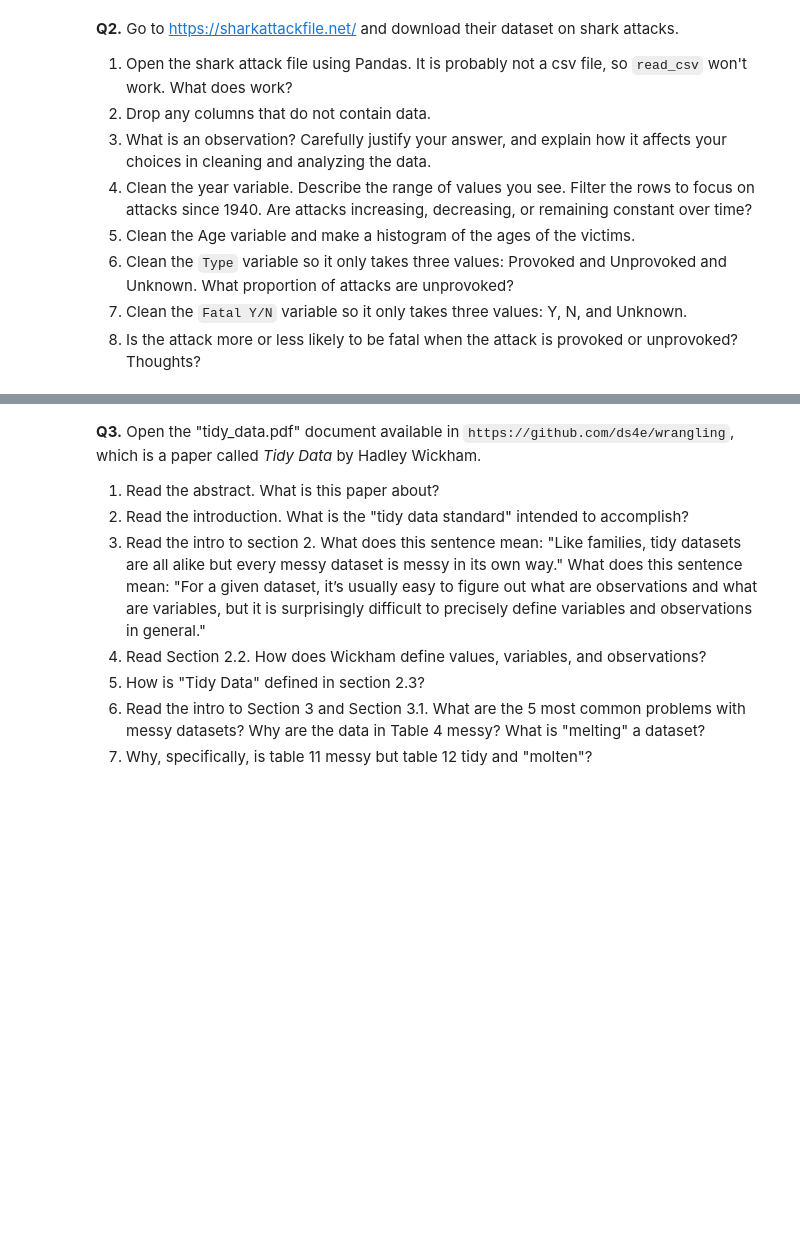
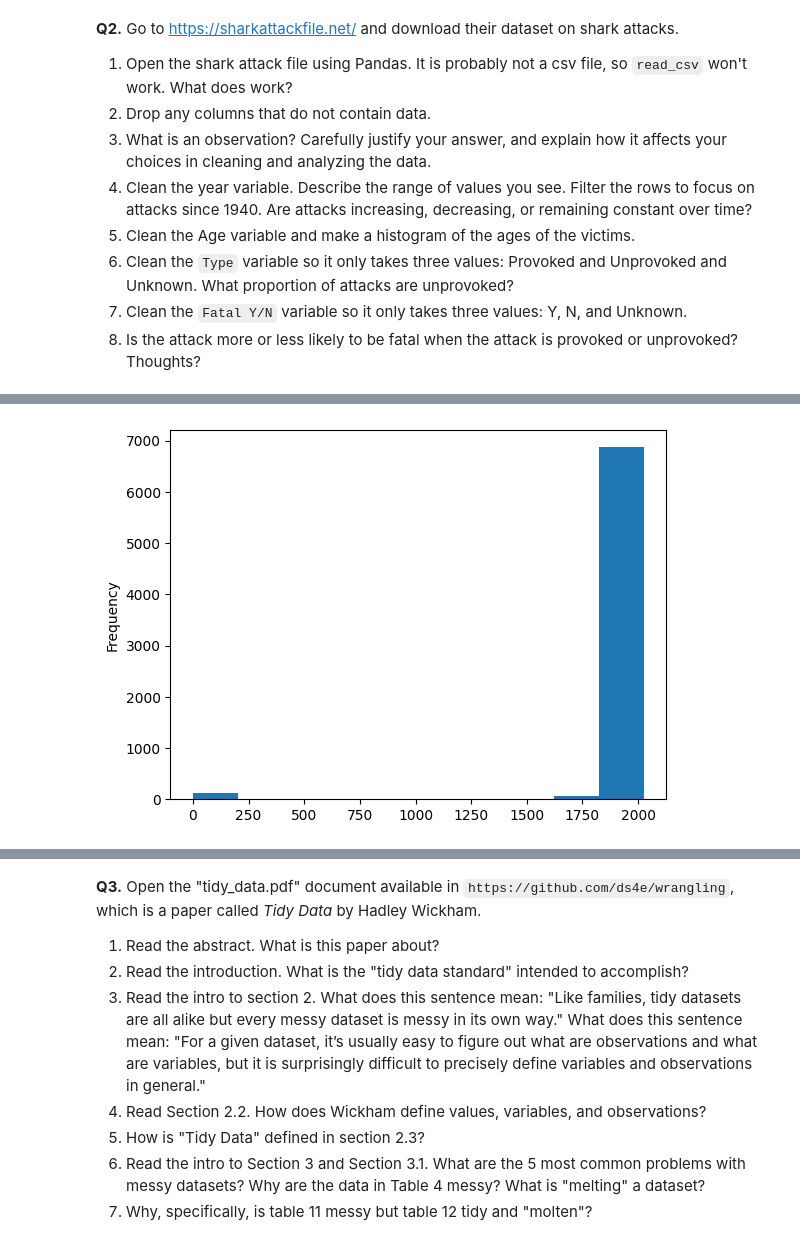
Before and after one commit to calvinpan1/ds3001_assignments, a Jupyter notebook: 01_assignment_wrangling_and_eda.ipynb, the cells around one changed output, grey strips where cells are left out. Cells and saved outputs as stored; diff of their text form; code cells hidden in the pictures; blank space fills up the shorter version.

```diff
--- a/01_assignment_wrangling_and_eda.ipynb
+++ b/01_assignment_wrangling_and_eda.ipynb
@@ -59,0 +164,25 @@ print(airbnb['Price'].isna().sum())
+# %%
+# Q2.2____ Drop any columns that do not contain data.
+shark_attacks.drop(['pdf','href formula', 'href', 'Case Number', 'Case Number.1',
+                    'original order','Unnamed: 21', 'Unnamed: 22'], axis=1, inplace = True)
+shark_attacks.head()
+# Q2.3____ What is an observation? Carefully justify your answer
+# and explain how it affects your choices in cleaning and analyzing the data.
+# An observation is one victim of an attack. It is not an attack itself:
+# each row has "Name", "Sex", and "Age", which are personal identifiers, and theoretically,
+# one shark attack can have multiple victims. Being aware of the possibility that
+# there can be multiple victims per attack will stop me from trying to delete
+# entries that may look like duplicates because they belong to one attack.
+
+# Q2.4_____ Clean the year variable. Describe the range of values you see.
+shark_attacks['Year'] = shark_attacks['Year'].astype('Int64')
+shark_attacks['Year'].describe()
+shark_attacks['Year'].plot.hist()
+# There are a weird number of values with year 0 -- perhaps those should be dropped.
+# Not dropping those currently, but good to consider
+
+# Filter the rows to focus on attacks since 1940. Are attacks increasing,
+# decreasing, or remaining constant over time?
+shark_attacks_post1940 = shark_attacks[shark_attacks['Year'] >= 1940].copy()
+shark_attacks_post1940.tail(2)
+# %% [output]
@@ -59,0 +192 @@ print(airbnb['Price'].isna().sum())
+[figure, added]
```
Also changed, not shown: parts of 38 cells of this notebook.
